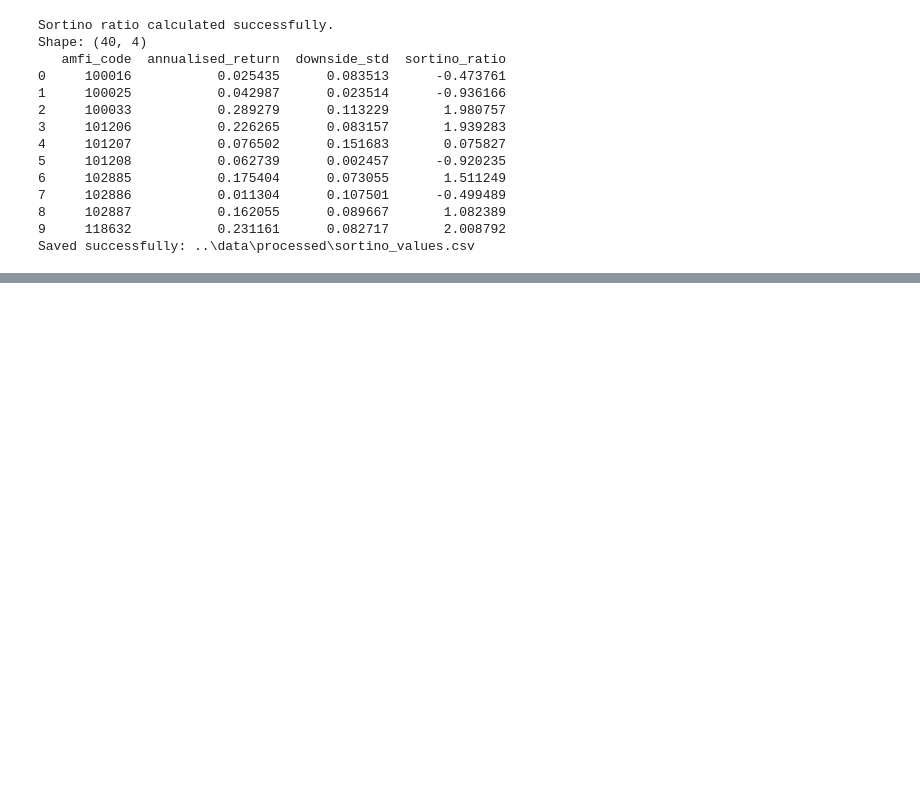
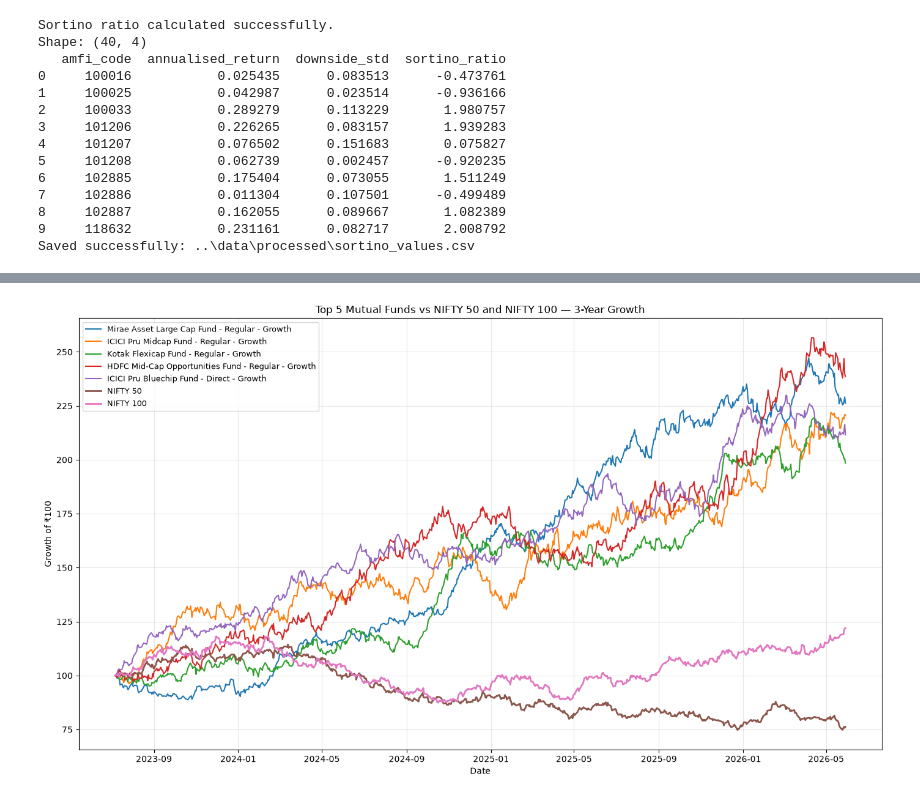
Before and after one commit to sivaprasad-4/Bluestock-Data-Analysis, a Jupyter notebook: notebooks/fund_performance.ipynb, the cells around one changed output, grey strips where cells are left out. Saved outputs shown, nothing was run; the diff lists cells and outputs as text; code cells hidden in the pictures; blank space fills up the shorter version.

```diff
--- a/notebooks/fund_performance.ipynb
+++ b/notebooks/fund_performance.ipynb
@@ -432,0 +2448,16 @@ Saved successfully: ..\data\processed\sortino_values.csv
+# %%
+
+
+top_5 = scorecard.sort_values("fund_rank").head(5)
+
+top_5_codes = top_5["amfi_code"].tolist()
+
+print("Top 5 AMFI codes:")
+print(top_5_codes)
+
+print("\nTop 5 funds:")
+print(
+    top_5[
+        ["fund_rank", "amfi_code", "scheme_name", "fund_score"]
+    ]
+)
@@ -432,0 +2482,76 @@ Saved successfully: ..\data\processed\sortino_values.csv
+# %%
+import matplotlib.pyplot as plt
+
+plt.figure(figsize=(14, 8))
+
+for amfi_code in top_5_codes:
+
+    fund_data = comparison_data[
+        comparison_data["amfi_code"] == amfi_code
+    ].sort_values("date")
+
+    scheme_name = scorecard[
+        scorecard["amfi_code"] == amfi_code
+    ]["scheme_name"].iloc[0]
+
+    plt.plot(
+        fund_data["date"],
+        fund_data["fund_growth"],
+        label=scheme_name
+    )
+
+
+# Plot NIFTY 50
+plt.plot(
+    benchmark_growth["date"],
+    benchmark_growth["nifty50_growth"],
+    label="NIFTY 50",
+    linewidth=2
+)
+
+
+# Plot NIFTY 100
+plt.plot(
+    benchmark_growth["date"],
+    benchmark_growth["nifty100_growth"],
+    label="NIFTY 100",
+    linewidth=2
+)
+
+
+plt.title(
+    "Top 5 Mutual Funds vs NIFTY 50 and NIFTY 100 — 3-Year Growth"
+)
+
+plt.xlabel("Date")
+plt.ylabel("Growth of ₹100")
+
+plt.legend(
+    loc="best",
+    fontsize=9
+)
+
+plt.grid(
+    True,
+    alpha=0.3
+)
+
+plt.tight_layout()
+
+chart_path = os.path.join(
+    processed_path,
+    "benchmark_chart.png"
+)
+
+plt.savefig(
+    chart_path,
+    dpi=300,
+    bbox_inches="tight"
+)
+
+plt.show()
+
+print("Chart saved successfully:")
+print(chart_path)
+# %% [output]
+[figure, added]
```
Also changed, not shown: parts of 52 cells of this notebook.
